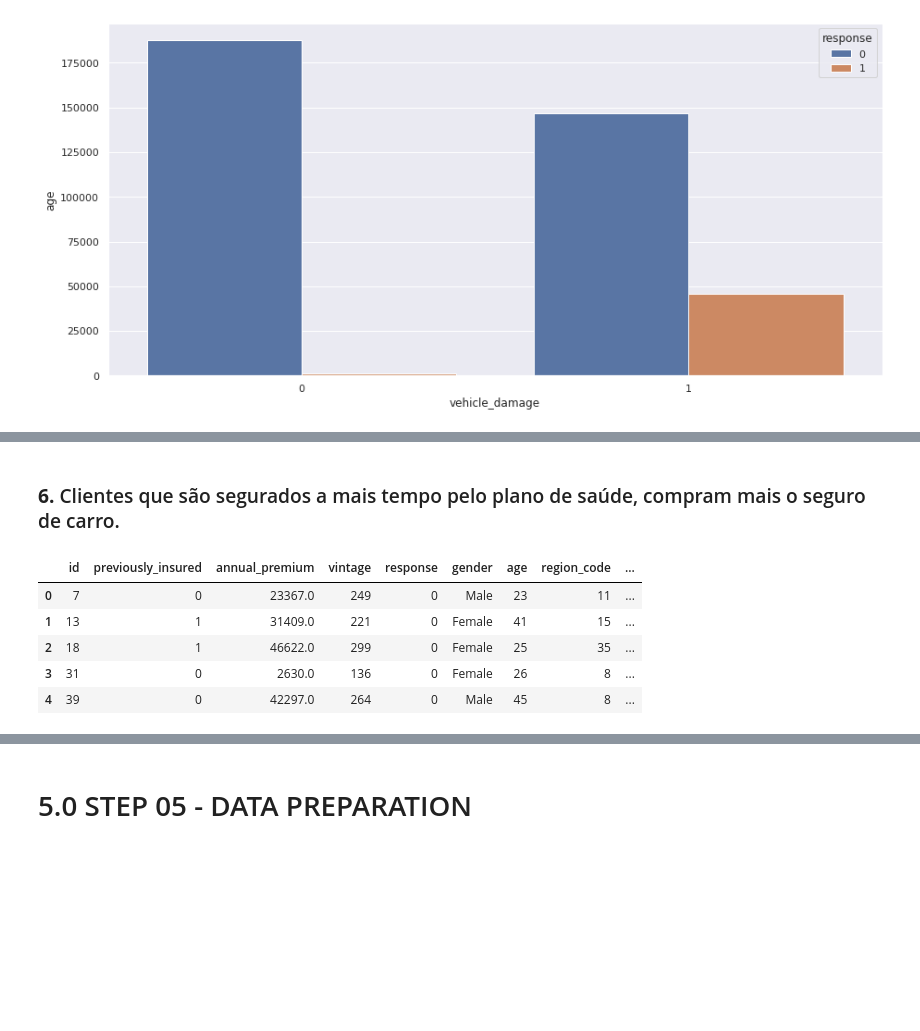
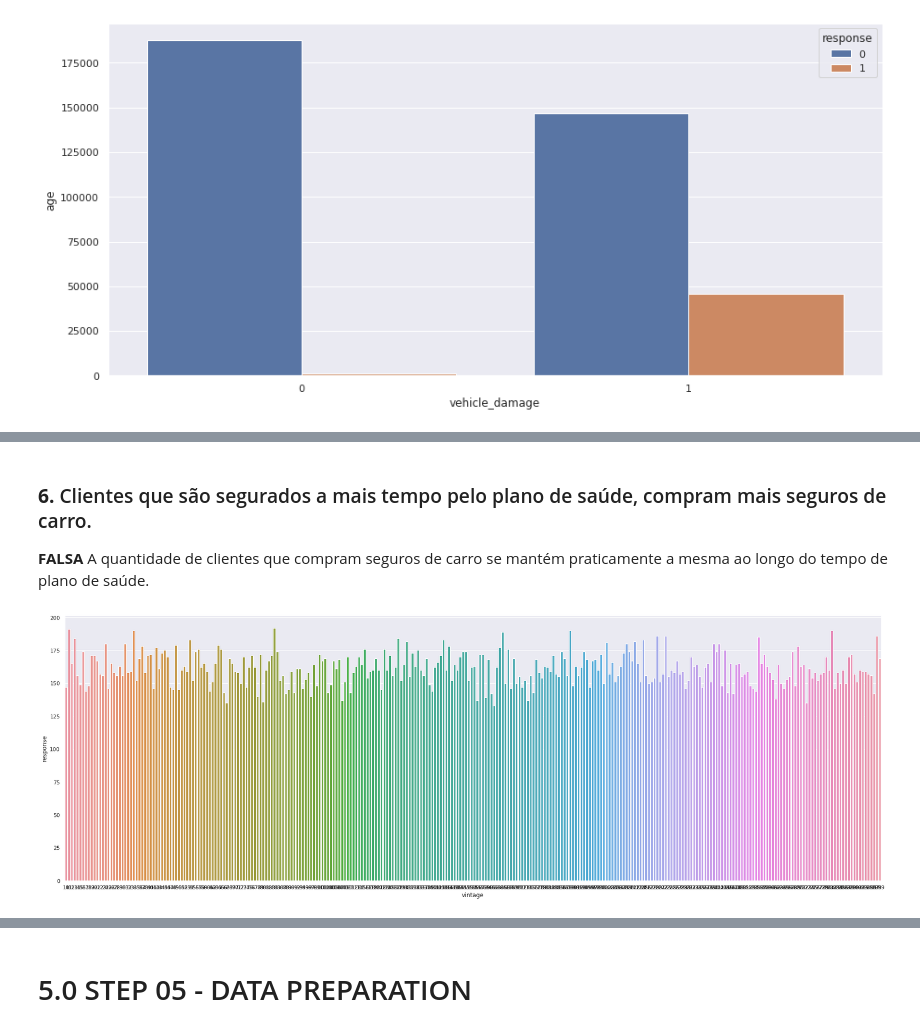
Before and after one commit to JeffersonMedines/health_insurance_cross_sell, a Jupyter notebook: notebooks/m01_v01_health_insurance_cross_sell.ipynb, the cells around one changed output, grey strips where cells are left out. Saved outputs shown, nothing was run; the diff lists cells and outputs as text; code cells hidden in the pictures; blank space fills up the shorter version.

```diff
--- a/notebooks/m01_v01_health_insurance_cross_sell.ipynb
+++ b/notebooks/m01_v01_health_insurance_cross_sell.ipynb
@@ -549,11 +565,10 @@ sns.barplot( x='vehicle_damage', y='age', hue='response', data=aux1 );
 # %% [markdown]
-### **6.** Clientes que são segurados a mais tempo pelo plano de saúde, compram mais o seguro de carro.
+### **6.** Clientes que são segurados a mais tempo pelo plano de saúde, compram mais seguros de carro.
+**FALSA** A quantidade de clientes que compram seguros de carro se mantém praticamente a mesma ao longo do tempo de plano de saúde.
-# %%
-df4.head()
-# %% [output]
-|  | id | previously_insured | annual_premium | vintage | response | gender | age | region_code | ... |
-| 0 | 7 | 0 | 23367.0 | 249 | 0 | Male | 23 | 11 | ... |
-| 1 | 13 | 1 | 31409.0 | 221 | 0 | Female | 41 | 15 | ... |
-| 2 | 18 | 1 | 46622.0 | 299 | 0 | Female | 25 | 35 | ... |
-| 3 | 31 | 0 | 2630.0 | 136 | 0 | Female | 26 | 8 | ... |
-| 4 | 39 | 0 | 42297.0 | 264 | 0 | Male | 45 | 8 | ... |
+# %%
+plt.figure(figsize=(30,10))
+aux1 = df4[df4['response'] == 1]
+aux2 = aux1[['response', 'vintage']].groupby( 'vintage' ).count().reset_index()
+sns.barplot( x='vintage', y='response', data=aux2 );
+# %% [output]
+[figure, added]
```
Also changed, not shown: parts of 9 cells of this notebook.
